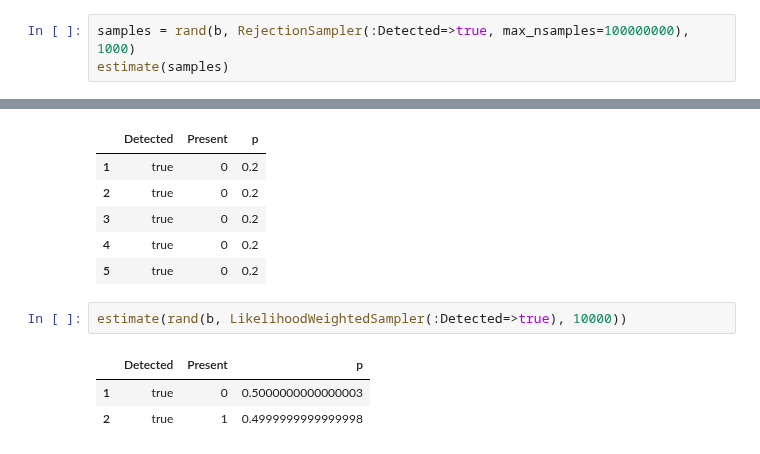
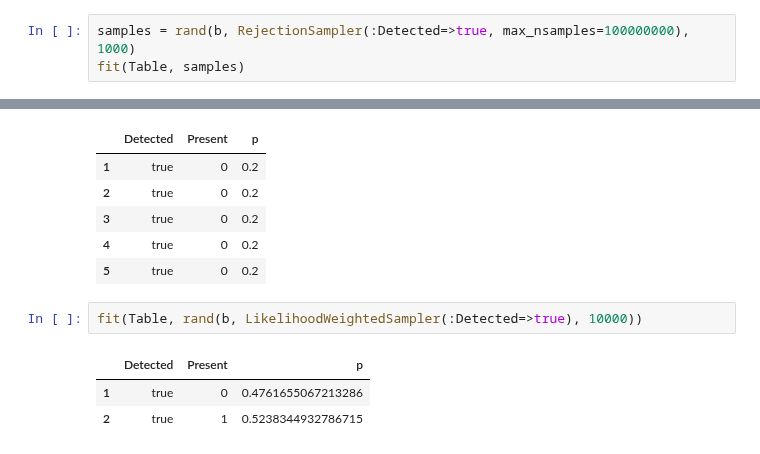
Before and after one commit to sisl/aa228-notebook, a Jupyter notebook: 03-Inference.ipynb, the cells around one changed output, grey strips where cells are left out. Saved outputs shown, nothing was run; the diff lists cells and outputs as text.

```diff
--- a/03-Inference.ipynb
+++ b/03-Inference.ipynb
@@ -274,6 +274,6 @@ sum(data[:Detected] .== 1)
 Even with 1000 samples, we are not likely to get many samples that are consistent with Detected = true. This can result in a pretty poor estimate.
 # %%
 samples = rand(b, RejectionSampler(:Detected=>true, max_nsamples=100000000), 1000)
-estimate(samples)
+fit(Table, samples)
 # %% [output]
 |  | Present | Detected | p |
@@ -291,8 +291,8 @@ rand(b, LikelihoodWeightedSampler(Assignment(:Detected=>true)), 5)
 | 4 | true | 0 | 0.2 |
 | 5 | true | 0 | 0.2 |
 # %%
-estimate(rand(b, LikelihoodWeightedSampler(:Detected=>true), 10000))
+fit(Table, rand(b, LikelihoodWeightedSampler(:Detected=>true), 10000))
 # %% [output]
 |  | Detected | Present | p |
-| 1 | true | 0 | 0.5000000000000003 |
-| 2 | true | 1 | 0.4999999999999998 |
+| 1 | true | 0 | 0.4761655067213286 |
+| 2 | true | 1 | 0.5238344932786715 |
```
Also changed, not shown: parts of 6 cells of this notebook.
